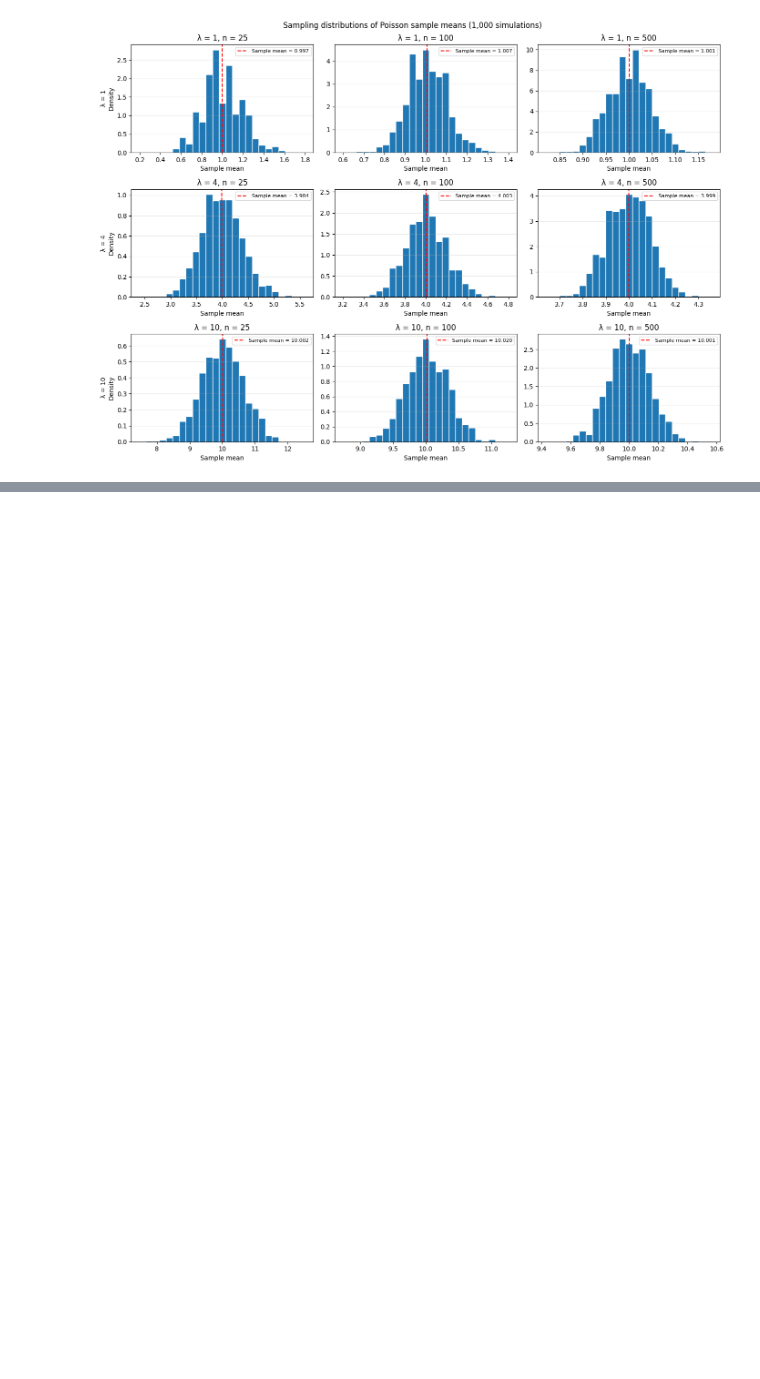
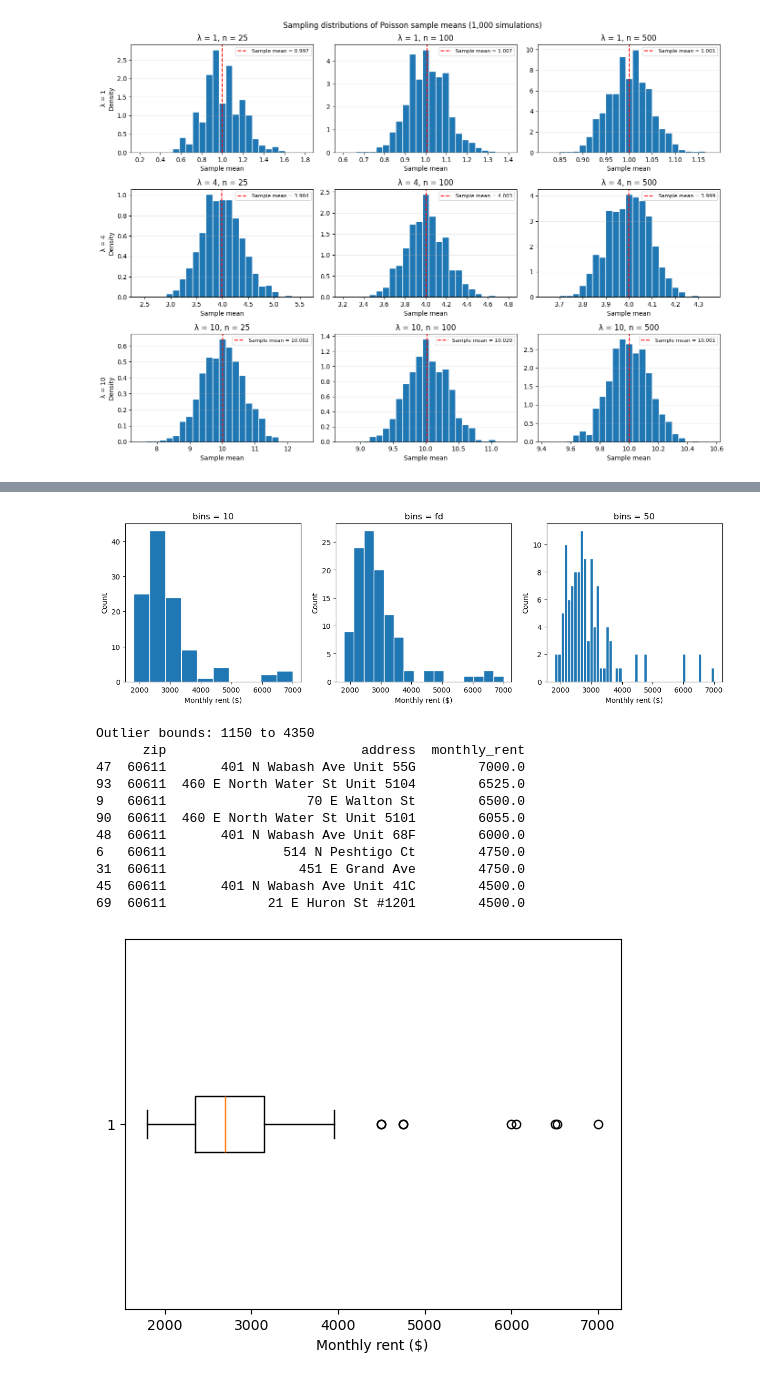
Before and after one commit to avinashsriram1/ADSP-31011-Statistical-Models-for-Data-Science, a Jupyter notebook: Assignment 1/Assignment_1_Avinash_Sriram.ipynb, the cells around one changed output, grey strips where cells are left out. Cells and saved outputs as stored; diff of their text form; code cells hidden in the pictures; blank space fills up the shorter version.

```diff
--- a/Assignment 1/Assignment_1_Avinash_Sriram.ipynb
+++ b/Assignment 1/Assignment_1_Avinash_Sriram.ipynb
@@ -412,4 +211,52 @@ Name: rent, dtype: float64
 # %%
 # Question 3B
+
+import numpy as np
+import pandas as pd
+import matplotlib.pyplot as plt
+
+df = pd.read_csv("redfin_60611_rentals.csv")
+df = df[(df["beds_min"] == 1) & (df["zip"] == 60611)]
+df["monthly_rent"] = np.where(df["is_price_range"], df["rent_min"], df["rent"])
+df = df[["zip", "address", "monthly_rent"]].reset_index(drop=True)
+rent = df["monthly_rent"]
+
+fig, axes = plt.subplots(1, 3, figsize=(15, 4))
+for ax, bins in zip(axes, [10, "fd", 50]):
+    ax.hist(rent, bins=bins, edgecolor="white")
+    ax.set_title(f"bins = {bins}")
+    ax.set_xlabel("Monthly rent ($)")
+    ax.set_ylabel("Count")
+plt.show()
+
+q1, q3 = rent.quantile([0.25, 0.75])
+iqr = q3 - q1
+upper = q3 + 1.5 * iqr
+lower = q1 - 1.5 * iqr
+print(f"Outlier bounds: {lower:.0f} to {upper:.0f}")
+
+outliers = df[(rent < lower) | (rent > upper)].sort_values("monthly_rent", ascending=False)
+print(outliers)
+
+plt.boxplot(rent, vert=False)
+plt.xlabel("Monthly rent ($)")
+plt.show()
+
+# Skewness: The histograms reveal that the distribution of the 60611 rental prices are right skewed. This is expected since we expect a some high end rental listings in the zip code but also a lot of lower value rentals as well.
+# Outliers: As seen in the boxplot, there are a few outliers in the data, particularly on the higher end of the rent spectrum. I chose to keep the outliers since they are valid data points and represent the various rental points within the 60611 zip code.
+# %% [output]
+[figure, added]
+Outlier bounds: 1150 to 4350
+      zip                         address  monthly_rent
+47  60611       401 N Wabash Ave Unit 55G        7000.0
+93  60611  460 E North Water St Unit 5104        6525.0
+9   60611                  70 E Walton St        6500.0
+90  60611  460 E North Water St Unit 5101        6055.0
+48  60611       401 N Wabash Ave Unit 68F        6000.0
+6   60611               514 N Peshtigo Ct        4750.0
+31  60611                 451 E Grand Ave        4750.0
+45  60611       401 N Wabash Ave Unit 41C        4500.0
+69  60611             21 E Huron St #1201        4500.0
+[figure, added]
 # %%
 # Question 3C
```
Also changed, not shown: parts of 8 cells of this notebook, 2 other files.
